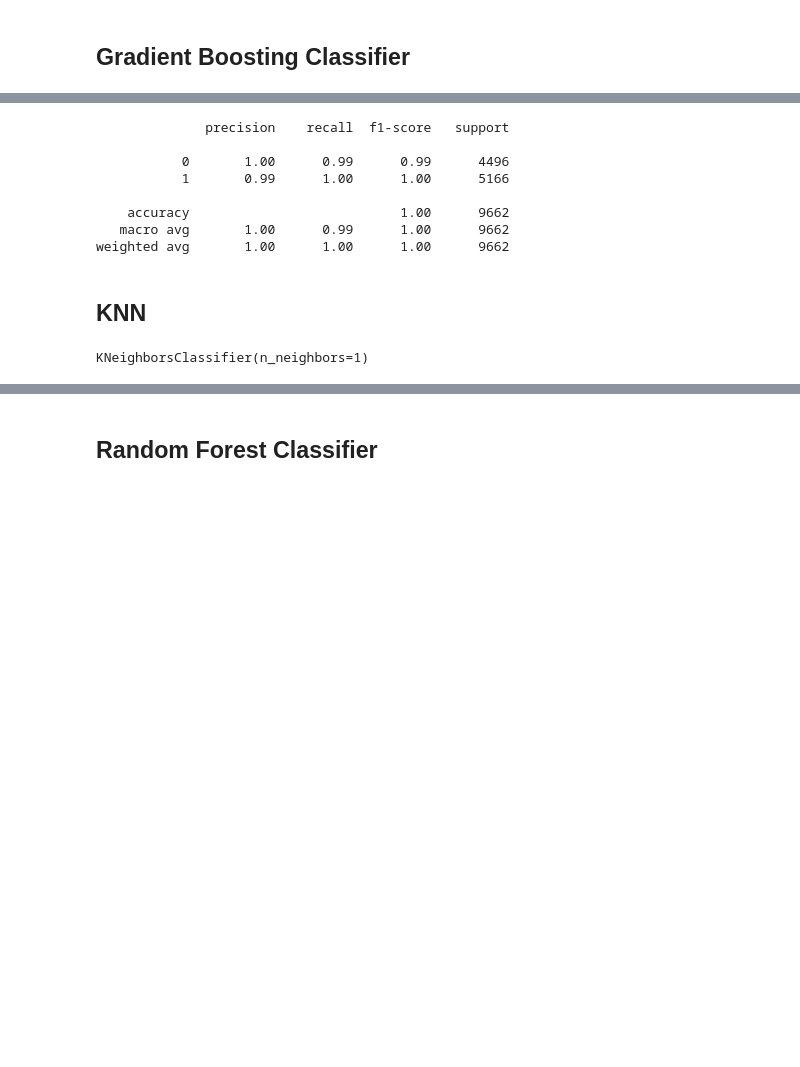
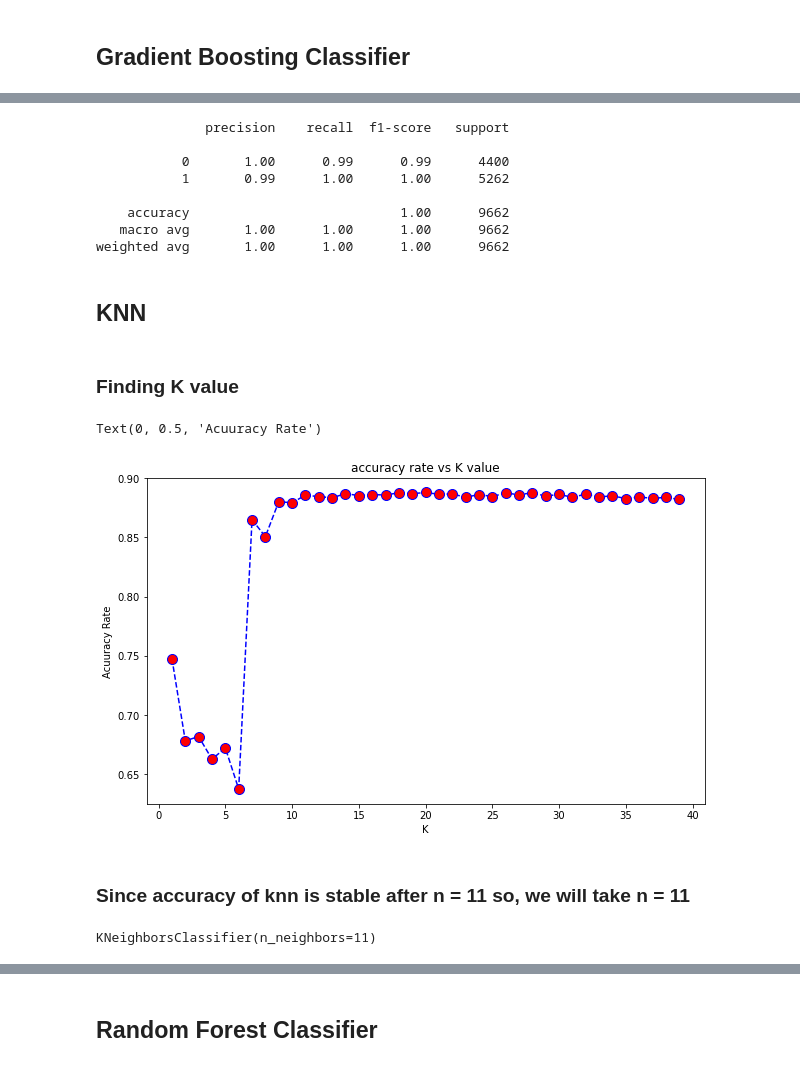
Before and after one commit to tejasborkar74/Fake-News-Detection-ML, a Jupyter notebook: CODE/Fake News Detection.ipynb, the cells around one changed output, grey strips where cells are left out. Drawn from its saved outputs; the diff is of its cells as text; code cells hidden in the pictures; blank space fills up the shorter version.

```diff
--- a/CODE/Fake News Detection.ipynb
+++ b/CODE/Fake News Detection.ipynb
@@ -391,3 +386,0 @@ from sklearn.tree import DecisionTreeClassifier
-# %%
-DT = DecisionTreeClassifier()
-DT.fit(xv_train, y_train)
@@ -476,13 +428,15 @@ print(classification_report(y_test, pred_gbc))
 # %% [output]
               precision    recall  f1-score   support
 
-           0       1.00      0.99      0.99      4496
-           1       0.99      1.00      1.00      5166
+           0       1.00      0.99      0.99      4400
+           1       0.99      1.00      1.00      5262
 
     accuracy                           1.00      9662
-   macro avg       1.00      0.99      1.00      9662
+   macro avg       1.00      1.00      1.00      9662
 weighted avg       1.00      1.00      1.00      9662
 # %% [markdown]
 ## KNN
 # %%
 from sklearn.neighbors import KNeighborsClassifier
+# %% [markdown]
+### Finding K value
@@ -489,8 +449,19 @@ from sklearn.neighbors import KNeighborsClassifier
+# %%
+ plt.figure(figsize=(10,6))
+ plt.plot(range(1,40), accuracy_rate, color='blue', linestyle='dashed', marker='o', markerfacecolor='red', markersize =10)
+ plt.title('accuracy rate vs K value')
+ plt.xlabel('K')
+ plt.ylabel('Acuuracy Rate')
+# %% [output]
+Text(0, 0.5, 'Acuuracy Rate')
+[figure, added]
+# %% [markdown]
+### Since accuracy of knn is stable after n = 11 so, we will take n = 11
 # %%
- knn = KNeighborsClassifier(n_neighbors=1)
+ knn = KNeighborsClassifier(n_neighbors=11)
  knn.fit(xv_train, y_train)
 # %% [output]
-KNeighborsClassifier(n_neighbors=1)
+KNeighborsClassifier(n_neighbors=11)
 # %%
 pred_knn = knn.predict(xv_test)
 # %%
```
Also changed, not shown: parts of 38 cells of this notebook.
